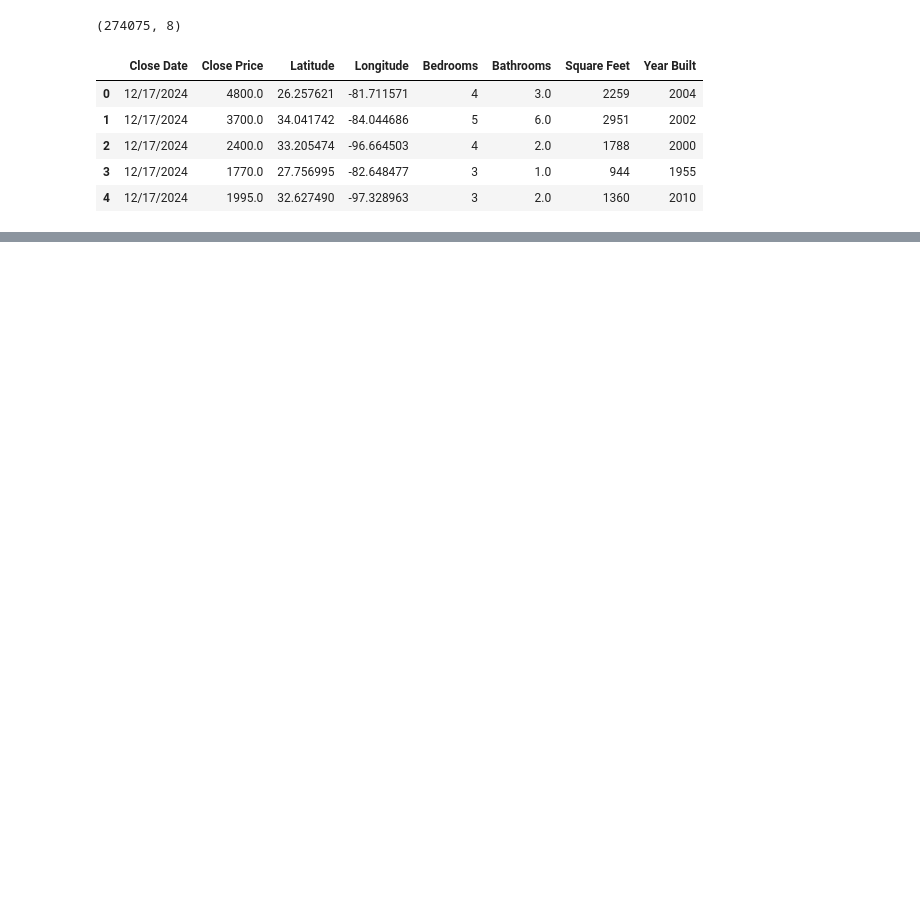
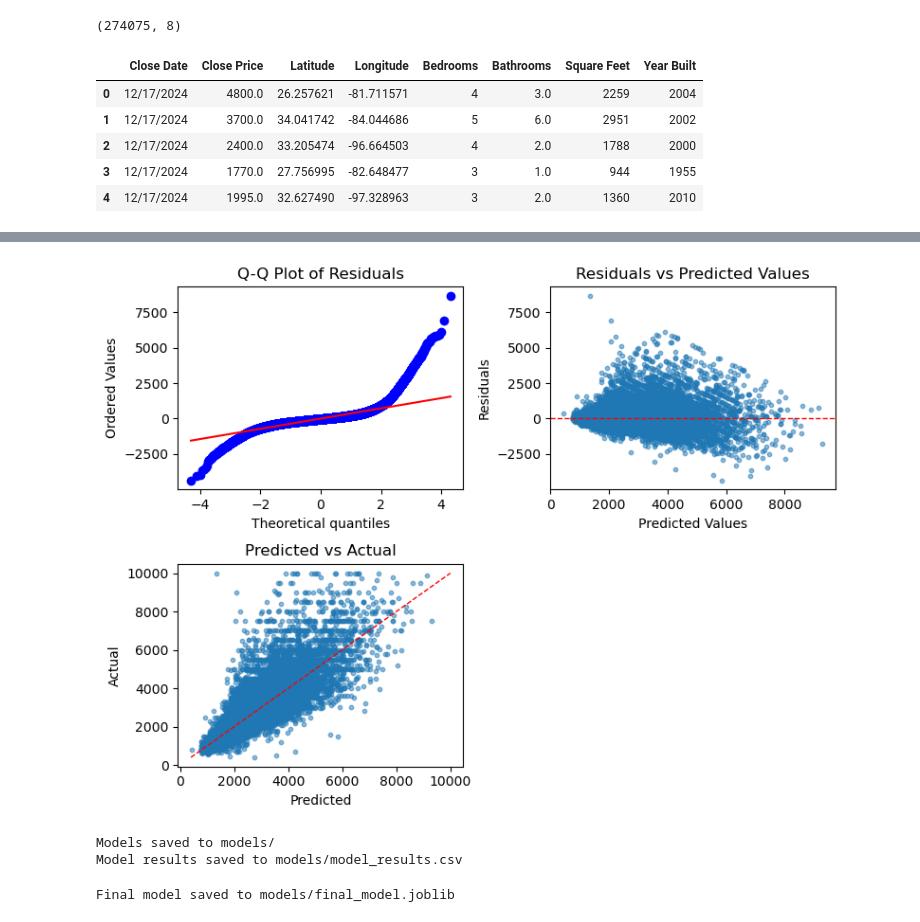
Before and after one commit to gyampols/RentEstimateProject, a Jupyter notebook: notebooks/model_evals.ipynb, the cells around one changed output, grey strips where cells are left out. Drawn from its saved outputs; the diff is of its cells as text; code cells hidden in the pictures; blank space fills up the shorter version.

Commit message:
working modeling

```diff
--- a/notebooks/model_evals.ipynb
+++ b/notebooks/model_evals.ipynb
@@ -55,2 +35,4 @@ memory usage: 22.0 MB
 # %%
 target_col = "Close Price"
+Modeler=Modeler(final_df, target_col)
+Modeler.train_test_split(0.3)
@@ -56,0 +119,49 @@ target_col = "Close Price"
+# %%
+# Compact diagnostics: 2 plots on the first row, 1 on the next
+import scipy.stats as stats
+import matplotlib.pyplot as plt
+
+best_model = Modeler.best_model
+y_pred = best_model.predict(Modeler.X_test)
+residuals = Modeler.y_test - y_pred
+
+fig, axes = plt.subplots(2, 2, figsize=(8, 6))
+ax1, ax2 = axes[0]
+ax3, ax4 = axes[1]
+
+# Q-Q plot (top-left)
+stats.probplot(residuals, dist="norm", plot=ax1)
+ax1.set_title("Q-Q Plot of Residuals")
+
+# Residuals vs Predicted (top-right)
+ax2.scatter(y_pred, residuals, alpha=0.5, s=10)
+ax2.axhline(0, color='red', linestyle='--', linewidth=1)
+ax2.set_xlabel("Predicted Values")
+ax2.set_ylabel("Residuals")
+ax2.set_title("Residuals vs Predicted Values")
+
+# Predicted vs Actual (bottom-left)
+ax3.scatter(y_pred, Modeler.y_test, alpha=0.5, s=10)
+low = float(min(Modeler.y_test.min(), y_pred.min()))
+high = float(max(Modeler.y_test.max(), y_pred.max()))
+ax3.plot([low, high], [low, high], 'r--', linewidth=1)
+ax3.set_xlabel("Predicted")
+ax3.set_ylabel("Actual")
+ax3.set_title("Predicted vs Actual")
+
+# Hide unused bottom-right subplot
+ax4.axis('off')
+
+plt.tight_layout()
+plt.show()
+# %% [output]
+[figure, added]
+# %%
+Modeler.save_models()
+# %% [output]
+Models saved to models/
+Model results saved to models/model_results.csv
+# %%
+Modeler.train_final_model()
+# %% [output]
+Final model saved to models/final_model.joblib
```
Also changed, not shown: parts of 7 cells of this notebook, 9 other files.
